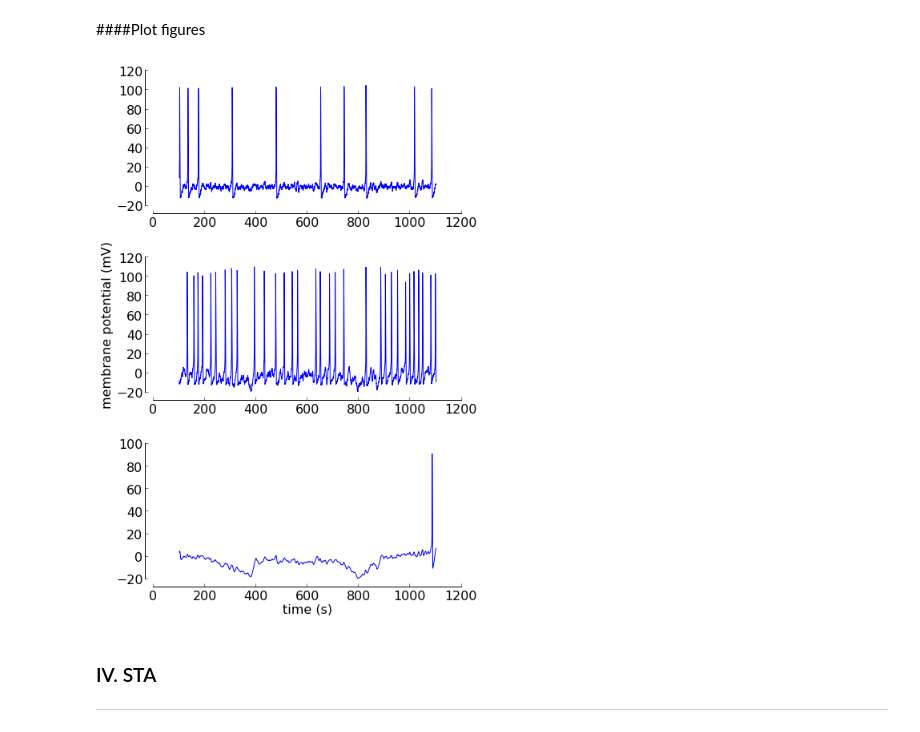
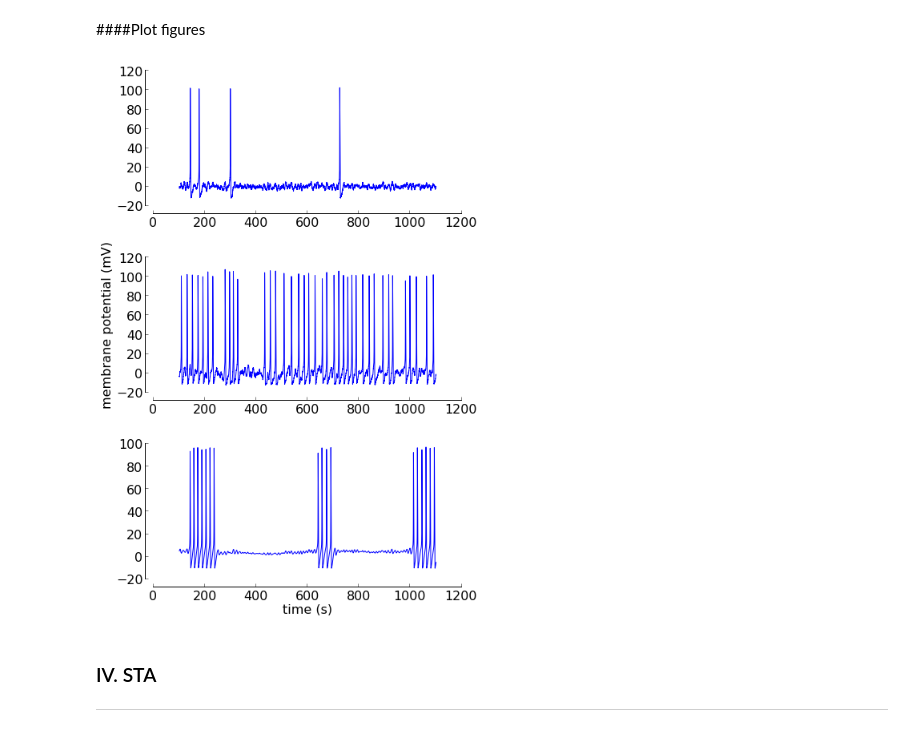
Before and after one commit to bps10/bps10.github.com, a Jupyter notebook: notebooks/Natural scenes.ipynb, the cells around one changed output. Saved outputs shown, nothing was run; the diff lists cells and outputs as text; code cells hidden in the pictures.

```diff
--- a/notebooks/Natural scenes.ipynb
+++ b/notebooks/Natural scenes.ipynb
@@ -35,7 +35,7 @@ import numpy as np
 import matplotlib.pylab as plt
 
 dt = 0.01 # in msec
-tim = 10000 # in msec
+tim = 20000 # in msec
 
 def TufteAxis(ax, log=False):
     ax.spines['top'].set_visible(False)
@@ -100,9 +100,9 @@ def CorrelatedNoise1D(numSamples, standardDev=0.3, meanValue=0, alphaValue=1, se
 ***
 # %%
 # Generate noise stimuli with various degrees of correlation:
-stimA = CorrelatedNoise1D(tim / dt, 5, 0, 0.5, 2)
-stimB = CorrelatedNoise1D(tim / dt, 5, 0, 1, 2)
-stimC = CorrelatedNoise1D(tim / dt, 5, 0, 2, 2)
+stimA = CorrelatedNoise1D(tim / dt, 5, 0, 0.5, 3)
+stimB = CorrelatedNoise1D(tim / dt, 5, 0, 1, 3)
+stimC = CorrelatedNoise1D(tim / dt, 5, 0, 2, 3)
 
 # Compute power spectrum:
 powerA = abs(np.fft.fftshift(np.real(np.fft.fft(stimA))))
@@ -216,31 +216,31 @@ def HHmodel(Current, dt):
 # %%
 VoltageA = HHmodel(stimA, dt)
 VoltageB = HHmodel(stimB, dt)
 VoltageC = HHmodel(stimC, dt)
 
 fig = plt.figure(figsize=(7,10))
 plt.rc('font', **{'size': 16, })
 ax1 = fig.add_subplot(311)
 ax2 = fig.add_subplot(312)
 ax3 = fig.add_subplot(313)
 
-ax1.plot(np.arange(0, 1000 / dt) * dt + 100, VoltageA[100 / dt:1100 / dt])
-ax2.plot(np.arange(0, 1000 / dt) * dt + 100, VoltageB[100 / dt:1100 / dt])
-ax3.plot(np.arange(0, 1000 / dt) * dt + 100, VoltageC[100 / dt:1100 / dt])
+ax1.plot(np.arange(0, 1000 / dt) * dt + 200, VoltageA[200 / dt:1200 / dt])
+ax2.plot(np.arange(0, 1000 / dt) * dt + 200, VoltageB[200 / dt:1200 / dt])
+ax3.plot(np.arange(0, 1000 / dt) * dt + 200, VoltageC[200 / dt:1200 / dt])
 
 
 TufteAxis(ax1)
 TufteAxis(ax2)
 TufteAxis(ax3)
 
 ax2.set_ylabel('membrane potential (mV)')
 ax3.set_xlabel('time (s)')
 
 
 plt.tight_layout()
 plt.show()
 # %% [output]
-[figure, old version]
+[figure, new version]
 # %% [markdown]
 ### IV. STA
 ***
```
Also changed, not shown: parts of 4 cells of this notebook.
